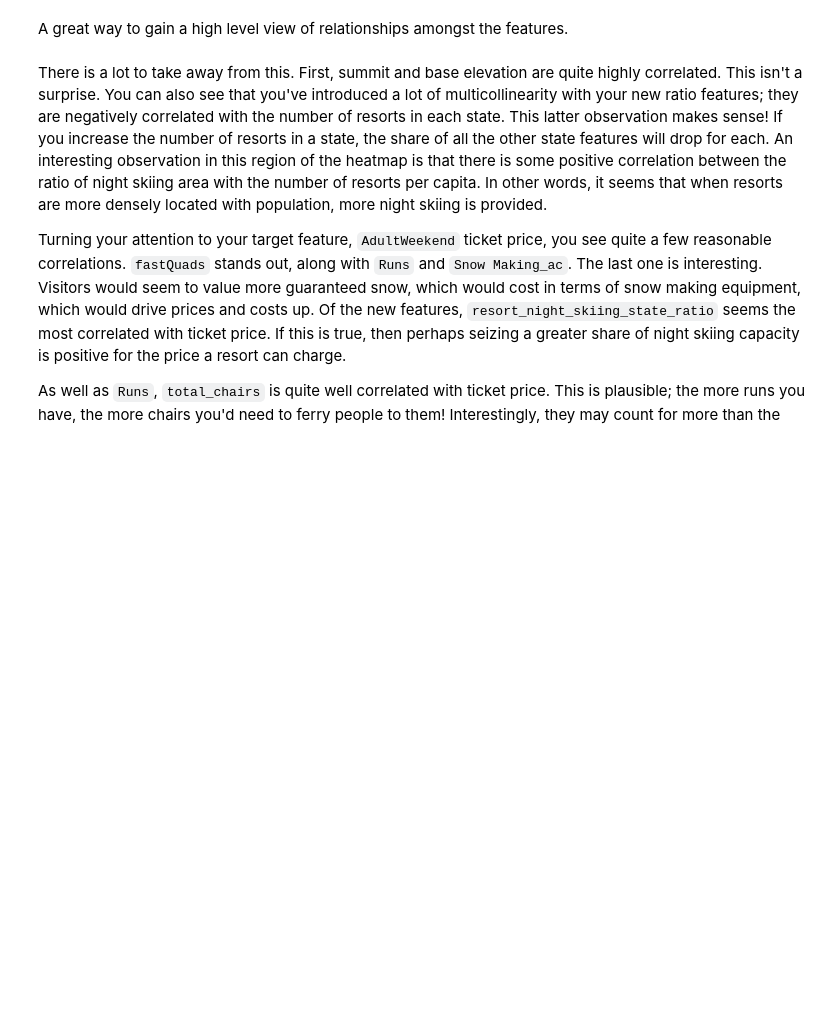
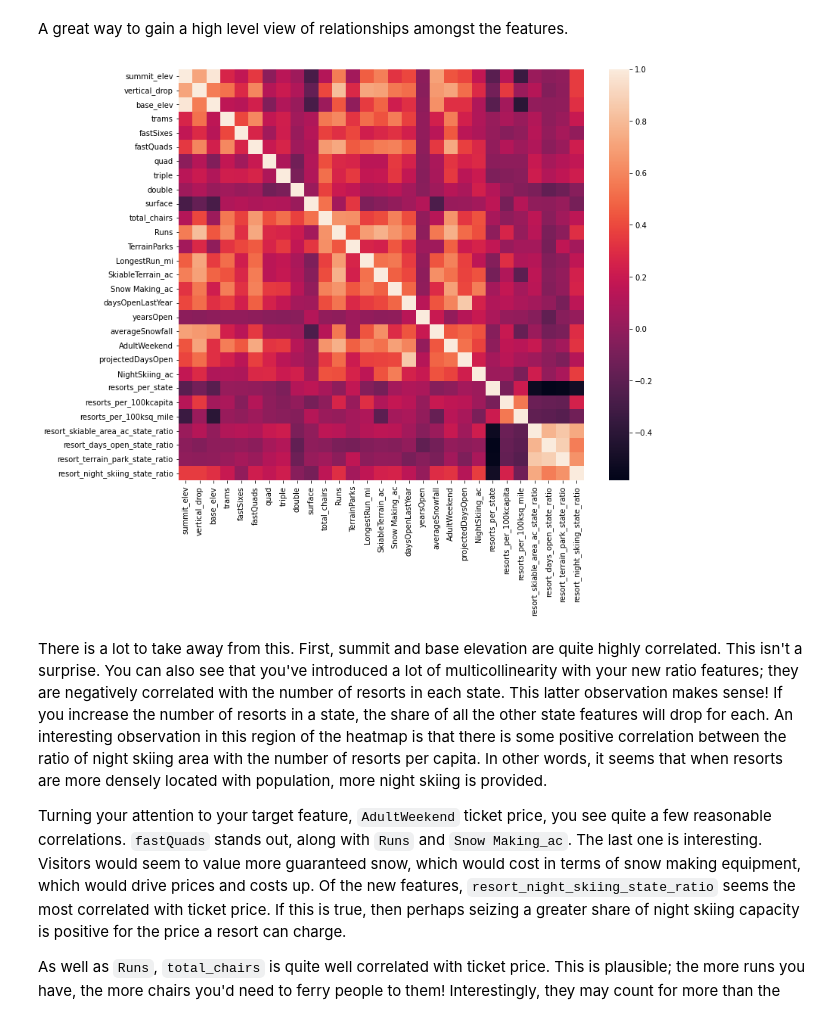
Before and after one commit to yuliyaselevich/DataScienceGuidedCapstone, a Jupyter notebook: Notebooks/03_exploratory_data_analysis.ipynb, the cells around one changed output. Saved outputs shown, nothing was run; the diff lists cells and outputs as text; code cells hidden in the pictures; blank space fills up the shorter version.

```diff
--- a/Notebooks/03_exploratory_data_analysis.ipynb
+++ b/Notebooks/03_exploratory_data_analysis.ipynb
@@ -726,9 +771,11 @@ A great way to gain a high level view of relationships amongst the features.
 # %%
 #Code task 12#
 #Show a seaborn heatmap of correlations in ski_data
 #Hint: call pandas' `corr()` method on `ski_data` and pass that into `sns.heatmap`
 plt.subplots(figsize=(12,10))
-sns.___(ski_data.___);
+sns.heatmap(ski_data.corr());
+# %% [output]
+[figure, added]
 # %% [markdown]
 There is a lot to take away from this. First, summit and base elevation are quite highly correlated. This isn't a surprise. You can also see that you've introduced a lot of multicollinearity with your new ratio features; they are negatively correlated with the number of resorts in each state. This latter observation makes sense! If you increase the number of resorts in a state, the share of all the other state features will drop for each. An interesting observation in this region of the heatmap is that there is some positive correlation between the ratio of night skiing area with the number of resorts per capita. In other words, it seems that when resorts are more densely located with population, more night skiing is provided.
 
```
Also changed, not shown: parts of 8 cells of this notebook.
